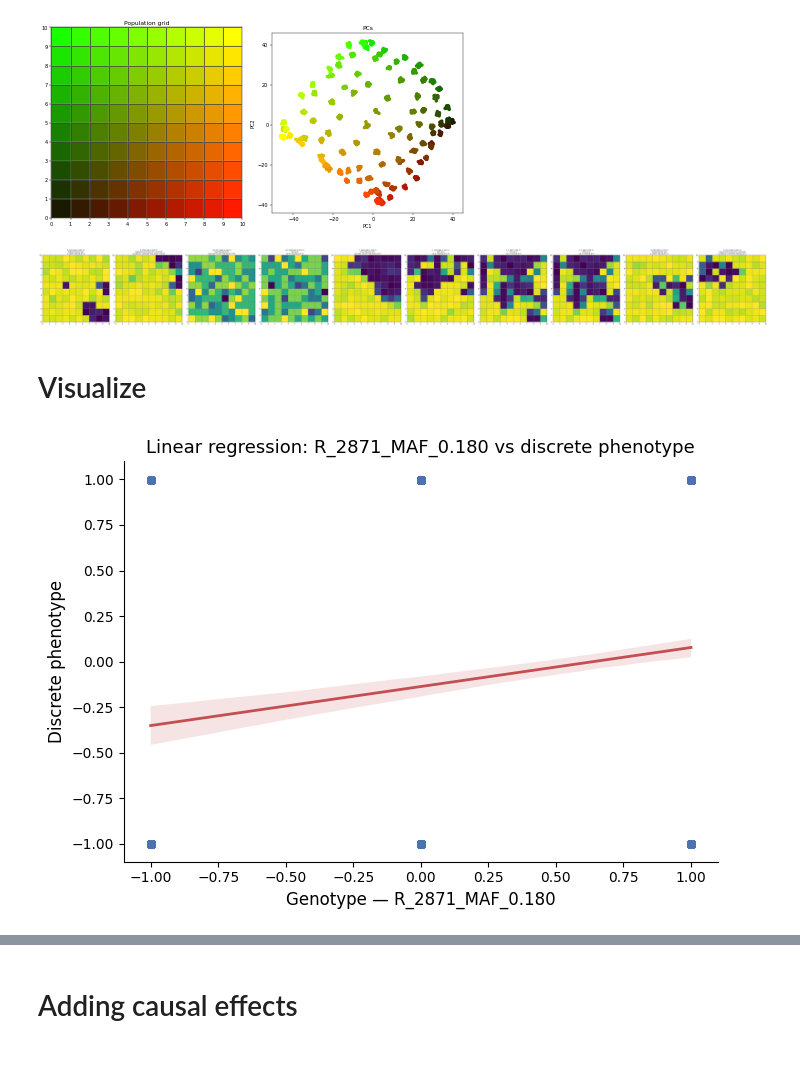
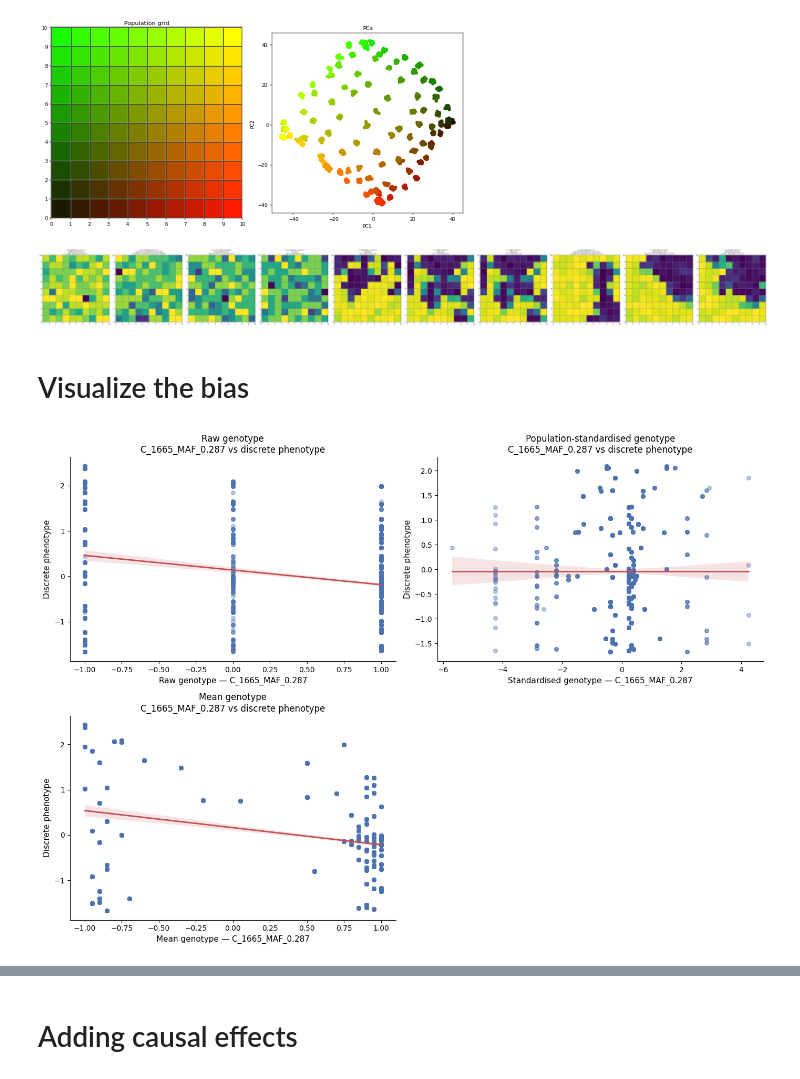
Before and after one commit to mat2m10/chasm, a Jupyter notebook: notebooks/coalescence_simulation_notebooks/Proof_of_Concept.ipynb, the cells around one changed output, grey strips where cells are left out. Drawn from its saved outputs; the diff is of its cells as text; code cells hidden in the pictures.

```diff
--- a/notebooks/coalescence_simulation_notebooks/Proof_of_Concept.ipynb
+++ b/notebooks/coalescence_simulation_notebooks/Proof_of_Concept.ipynb
@@ -44,8 +42,8 @@ geno_std = raw_geno - (majaf_tot - minaf_tot)
 geno_std = geno_std / hetaf_tot**0.5
 
 mean = majaf - minaf
-std = 1 / (hetaf**0.5)
-geno_corr_std = (raw_geno - mean) * std
+std = (hetaf**0.5)
+geno_corr_std = (raw_geno - mean)/std
 # %%
 p = majaf + 0.5 * hetaf
 q = minaf + 0.5 * hetaf
@@ -63,7 +61,7 @@ show_biases(pheno)
 # %% [output]
 [figure]
 # %%
-chosen_bias = "checkerboard"
+chosen_bias = "rbf_blobs"
 pheno[chosen_bias] = (pheno[chosen_bias] - pheno[chosen_bias].mean()) / pheno[
     chosen_bias
 ].std()
@@ -79,36 +77,56 @@ values, pcs, ps, HWE_dev = find_snps(
 )
 show_top_snps_ordered(humans, raw_geno, values)
 # %% [output]
-[figure, old version]
+[figure, new version]
 # %%
 chosen_snp = values.loc[
     values["reasons"] == "lowest pval for bias (PC-corrected)", "names"
 ].iloc[0]
 # %% [markdown]
-# Visualize
+# Visualize the bias
 # %%
-plot_df = pd.DataFrame(
-    {"genotype": raw_geno[chosen_snp], "phenotype": pheno[chosen_bias]}
-)
+fig, axes = plt.subplots(2, 2, figsize=(14, 10))
+axes = axes.flatten()
 
-fig, ax = plt.subplots(figsize=(7, 5))
+plot_configs = [
+    {
+        "data": pd.DataFrame({"genotype": raw_geno[chosen_snp], "phenotype": pheno[chosen_bias]}),
+        "title": f"Raw genotype\n{chosen_snp} vs discrete phenotype",
+        "xlabel": f"Raw genotype — {chosen_snp}",
+    },
+    {
+        "data": pd.DataFrame({"genotype": geno_corr_std[chosen_snp], "phenotype": pheno[chosen_bias]}),
+        "title": f"Population-standardised genotype\n{chosen_snp} vs discrete phenotype",
+        "xlabel": f"Standardised genotype — {chosen_snp}",
+    },
+    {
+        "data": pd.DataFrame({"genotype": mean[chosen_snp], "phenotype": pheno[chosen_bias]}),
+        "title": f"Mean genotype\n{chosen_snp} vs discrete phenotype",
+        "xlabel": f"Mean genotype — {chosen_snp}",
+    },
+    # ← drop your 4th config here, following the same pattern
+]
 
-sns.regplot(
-    data=plot_df,
-    x="genotype",
-    y="phenotype",
-    ax=ax,
-    scatter_kws={"alpha": 0.4, "s": 30, "color": "#4C72B0"},
-    line_kws={"color": "#C44E52", "linewidth": 2},
-    ci=95,  # shaded 95% confidence band around the regression line
-)
+for i, cfg in enumerate(plot_configs):
+    sns.regplot(
+        data=cfg["data"],
+        x="genotype",
+        y="phenotype",
+        ax=axes[i],
+        scatter_kws={"alpha": 0.4, "s": 30, "color": "#4C72B0"},
+        line_kws={"color": "#C44E52", "linewidth": 2},
+        ci=95,
+    )
+    axes[i].set_xlabel(cfg["xlabel"], fontsize=11)
+    axes[i].set_ylabel("Discrete phenotype", fontsize=11)
+    axes[i].set_title(cfg["title"], fontsize=12)
 
-ax.set_xlabel(f"Genotype — {chosen_snp}", fontsize=12)
-ax.set_ylabel("Discrete phenotype", fontsize=12)
-ax.set_title(f"Linear regression: {chosen_snp} vs discrete phenotype", fontsize=13)
+# Hide the unused 4th panel if you only have 3 configs
+if len(plot_configs) < 4:
+    axes[-1].set_visible(False)
 
 sns.despine()
 plt.tight_layout()
 plt.show()
 # %% [output]
-[figure, old version]
+[figure, new version]
```
Also changed, not shown: parts of 31 cells of this notebook, 13 other files.
